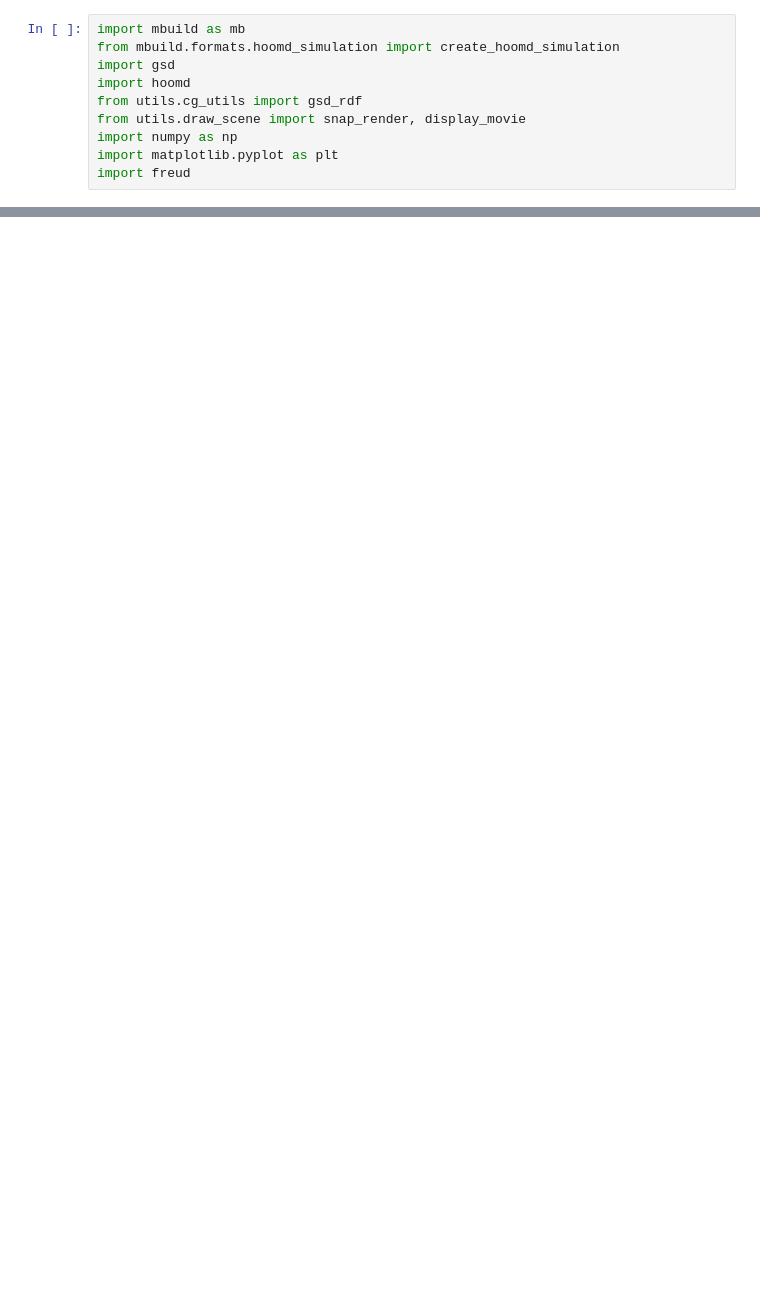
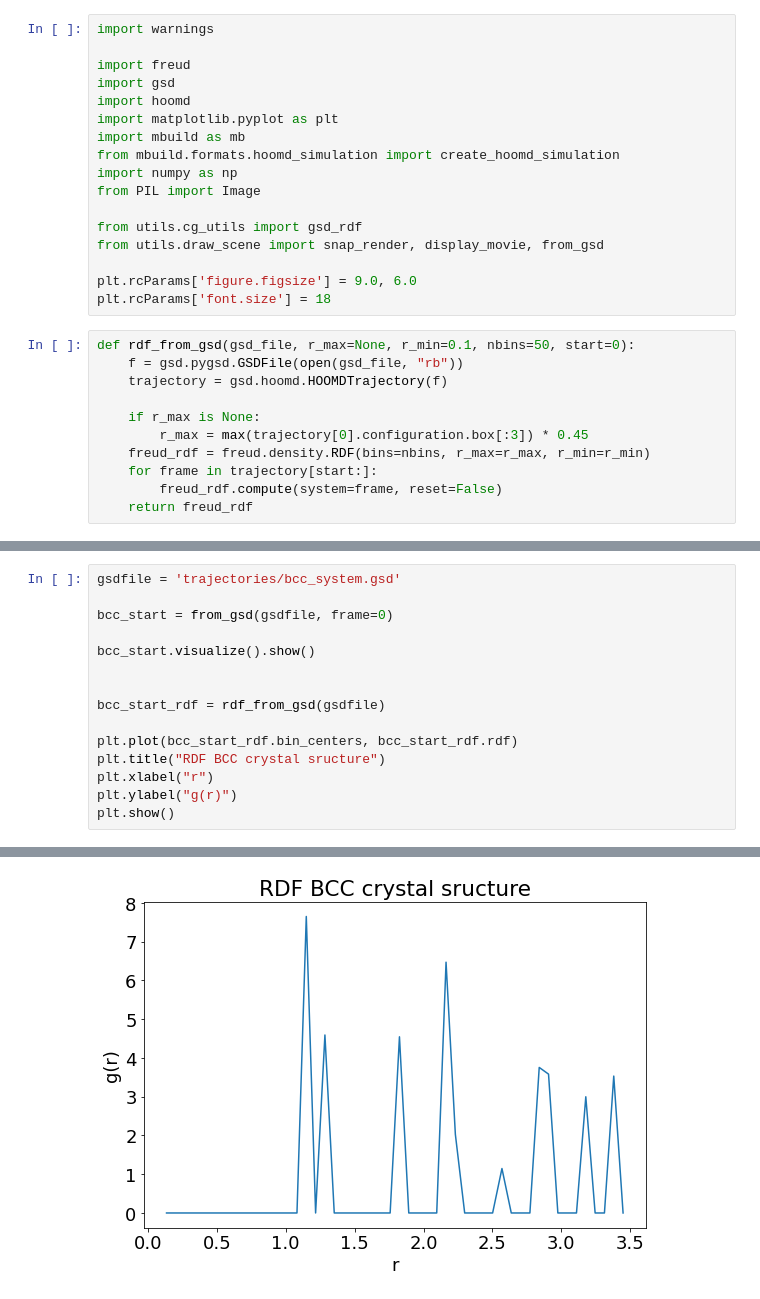
Before and after one commit to cmelab/notebook_tutorials, a Jupyter notebook: radial-distribution-function.ipynb, the cells around one changed output, grey strips where cells are left out. Saved outputs shown, nothing was run; the diff lists cells and outputs as text; blank space fills up the shorter version.

```diff
--- a/radial-distribution-function.ipynb
+++ b/radial-distribution-function.ipynb
@@ -1,10 +7,28 @@
 # %%
+import warnings
+
+import freud
+import gsd
+import hoomd
+import matplotlib.pyplot as plt
 import mbuild as mb
 from mbuild.formats.hoomd_simulation import create_hoomd_simulation
-import gsd
-import hoomd
+import numpy as np
+from PIL import Image
+
 from utils.cg_utils import gsd_rdf
-from utils.draw_scene import snap_render, display_movie
-import numpy as np
-import matplotlib.pyplot as plt
-import freud
+from utils.draw_scene import snap_render, display_movie, from_gsd
+
+plt.rcParams['figure.figsize'] = 9.0, 6.0
+plt.rcParams['font.size'] = 18
+# %%
+def rdf_from_gsd(gsd_file, r_max=None, r_min=0.1, nbins=50, start=0):
+    f = gsd.pygsd.GSDFile(open(gsd_file, "rb"))
+    trajectory = gsd.hoomd.HOOMDTrajectory(f)
+
+    if r_max is None:
+        r_max = max(trajectory[0].configuration.box[:3]) * 0.45
+    freud_rdf = freud.density.RDF(bins=nbins, r_max=r_max, r_min=r_min)
+    for frame in trajectory[start:]:
+        freud_rdf.compute(system=frame, reset=False)
+    return freud_rdf
@@ -10,0 +39,16 @@ import freud
+# %%
+gsdfile = 'trajectories/bcc_system.gsd'
+
+bcc_start = from_gsd(gsdfile, frame=0)
+
+bcc_start.visualize().show()
+
+
+bcc_start_rdf = rdf_from_gsd(gsdfile)
+
+plt.plot(bcc_start_rdf.bin_centers, bcc_start_rdf.rdf)
+plt.title("RDF BCC crystal sructure")
+plt.xlabel("r")
+plt.ylabel("g(r)")
+plt.show()
+# %% [output]
@@ -10,0 +56 @@ import freud
+[figure, added]
```
Also changed, not shown: parts of 23 cells of this notebook.
